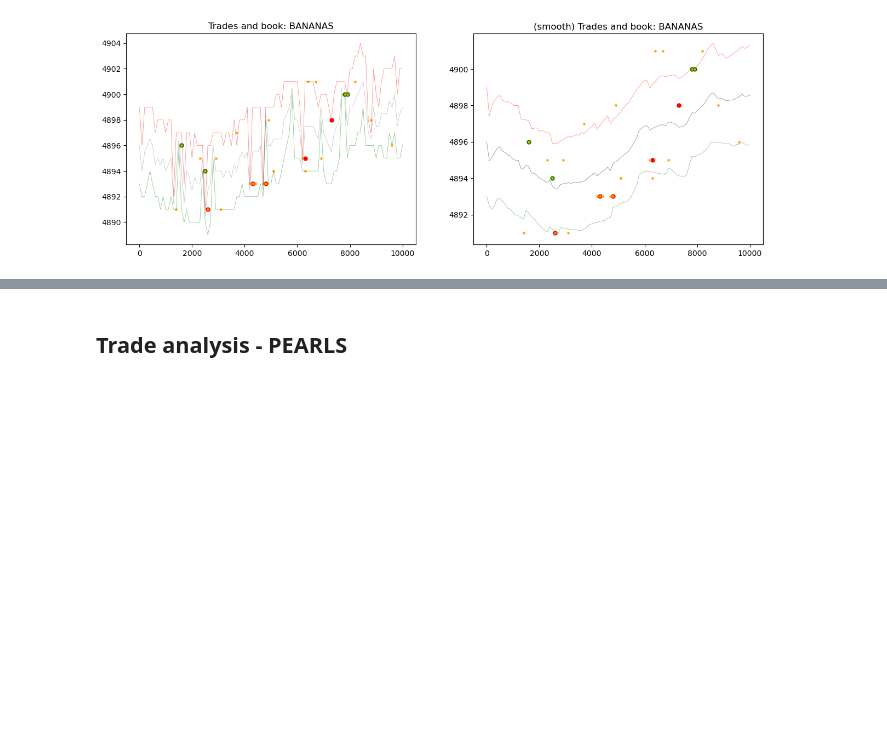
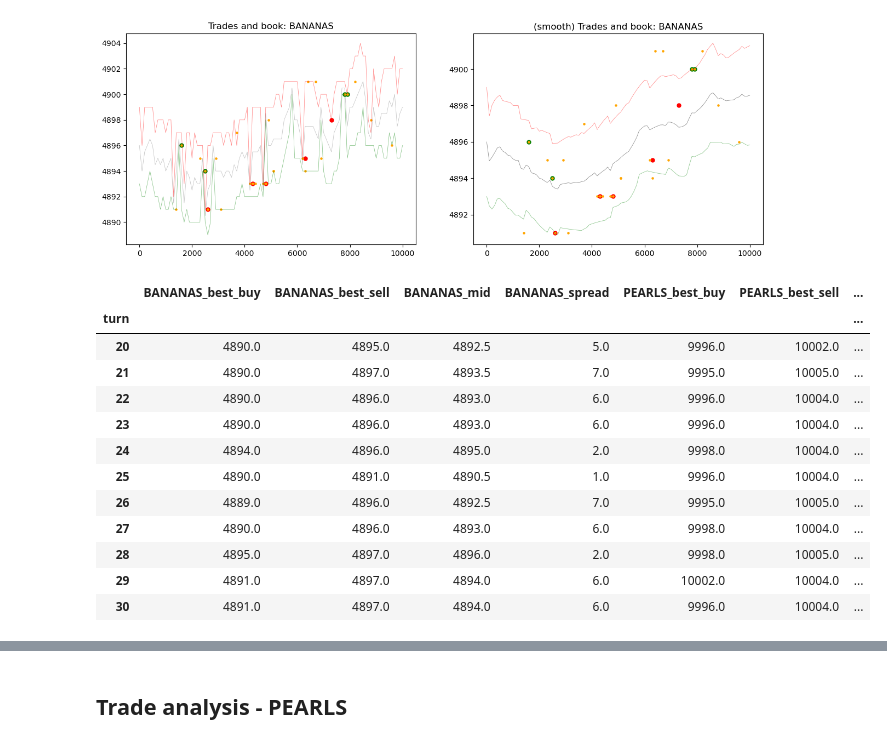
Before and after one commit to rzhan11/IMCTradingComp23, a Jupyter notebook: nbs/exploration-Copy4.ipynb, the cells around one changed output, grey strips where cells are left out. Cells and saved outputs as stored; diff of their text form; code cells hidden in the pictures; blank space fills up the shorter version.

```diff
--- a/nbs/exploration-Copy4.ipynb
+++ b/nbs/exploration-Copy4.ipynb
@@ -673,3 +689,19 @@ plot_trades_and_book(
 )
 # %% [output]
 [figure]
+# %%
+book_tops.loc[20:30]
+# %% [output]
+|  | BANANAS_best_buy | BANANAS_best_sell | BANANAS_mid | BANANAS_spread | PEARLS_best_buy | PEARLS_best_sell | ... |
+| turn |  |  |  |  |  |  | ... |
+| 20 | 4890.0 | 4895.0 | 4892.5 | 5.0 | 9996.0 | 10002.0 | ... |
+| 21 | 4890.0 | 4897.0 | 4893.5 | 7.0 | 9995.0 | 10005.0 | ... |
+| 22 | 4890.0 | 4896.0 | 4893.0 | 6.0 | 9996.0 | 10004.0 | ... |
+| 23 | 4890.0 | 4896.0 | 4893.0 | 6.0 | 9996.0 | 10004.0 | ... |
+| 24 | 4894.0 | 4896.0 | 4895.0 | 2.0 | 9998.0 | 10004.0 | ... |
+| 25 | 4890.0 | 4891.0 | 4890.5 | 1.0 | 9996.0 | 10004.0 | ... |
+| 26 | 4889.0 | 4896.0 | 4892.5 | 7.0 | 9995.0 | 10005.0 | ... |
+| 27 | 4890.0 | 4896.0 | 4893.0 | 6.0 | 9998.0 | 10004.0 | ... |
+| 28 | 4895.0 | 4897.0 | 4896.0 | 2.0 | 9998.0 | 10005.0 | ... |
+| 29 | 4891.0 | 4897.0 | 4894.0 | 6.0 | 10002.0 | 10004.0 | ... |
+| 30 | 4891.0 | 4897.0 | 4894.0 | 6.0 | 9996.0 | 10004.0 | ... |
```
Also changed, not shown: parts of 9 cells of this notebook.
